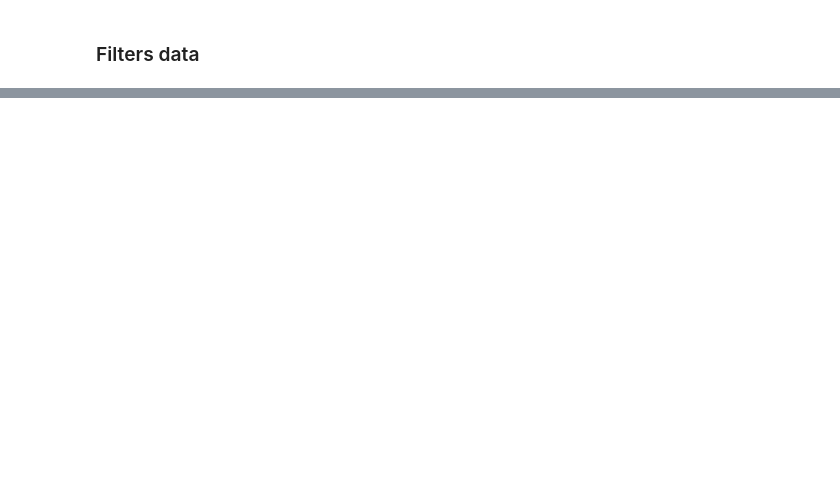
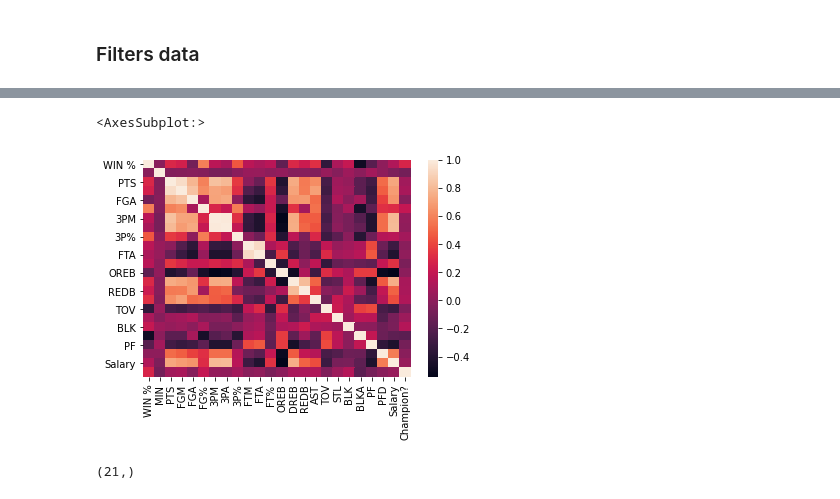
Before and after one commit to rwadswo12/CS504-004-Final-Project, a Jupyter notebook: nbamodel.ipynb, the cells around one changed output, grey strips where cells are left out. Saved outputs shown, nothing was run; the diff lists cells and outputs as text; code cells hidden in the pictures; blank space fills up the shorter version.

```diff
--- a/nbamodel.ipynb
+++ b/nbamodel.ipynb
@@ -99,3 +100,10 @@ nbaspurs = nbaap[nbaap["Team"] == "San Antonio Spurs"]
 nbaraptors = nbaap[nbaap["Team"] == "Toronto Raptors"]
 nbajazz = nbaap[nbaap["Team"] == "Utah Jazz"]
 nbawizards = nbaap[nbaap["Team"] == "Washington Wizards"]
+# %%
+## Dataset of independent variables. Dropped Season, Team, and Games Played
+ind_var = nbaap.drop(nbaap.columns[[0, 1, 2]], axis=1)
+
+## Generate correlation coefficient
+corr=ind_var.corr()
+corr.head()
@@ -101,0 +118,20 @@ nbawizards = nbaap[nbaap["Team"] == "Washington Wizards"]
+# %%
+## Heatmap of correlation coefficient
+sns.heatmap(corr)
+# %% [output]
+<AxesSubplot:>
+[figure, added]
+# %%
+## Removed one of two features that have a correlation higher than 0.9. I've read it can be between .85-.9 and can be adjusted
+
+columns = np.full((corr.shape[0],), True, dtype=bool)
+for i in range(corr.shape[0]):
+    for j in range(i+1, corr.shape[0]):
+        if corr.iloc[i,j] >= 0.9:
+            if columns[j]:
+                columns[j] = False
+
+selected_columns = ind_var.columns[columns]
+selected_columns.shape
+# %% [output]
+(21,)
```
Also changed, not shown: parts of 9 cells of this notebook.
